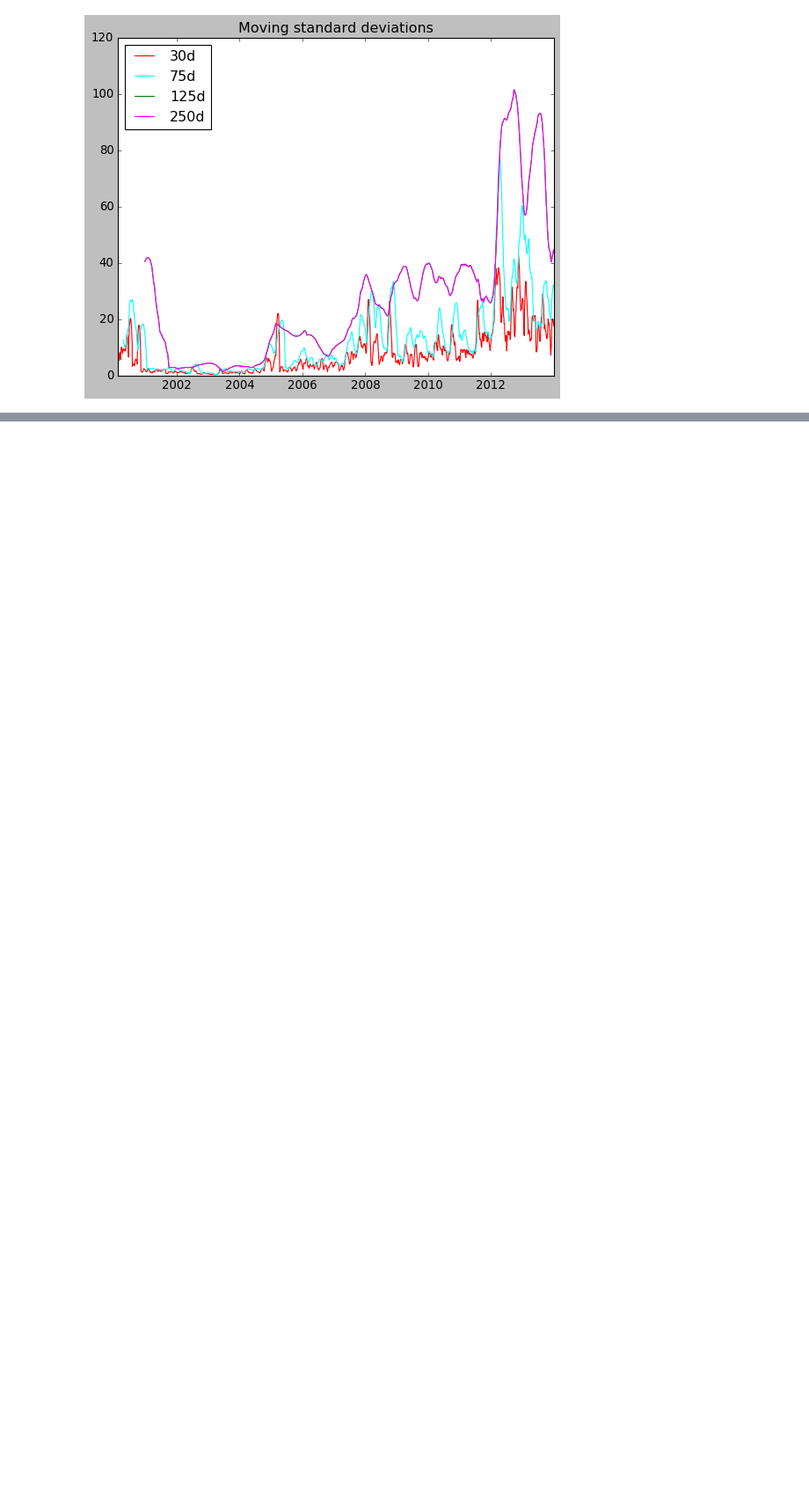
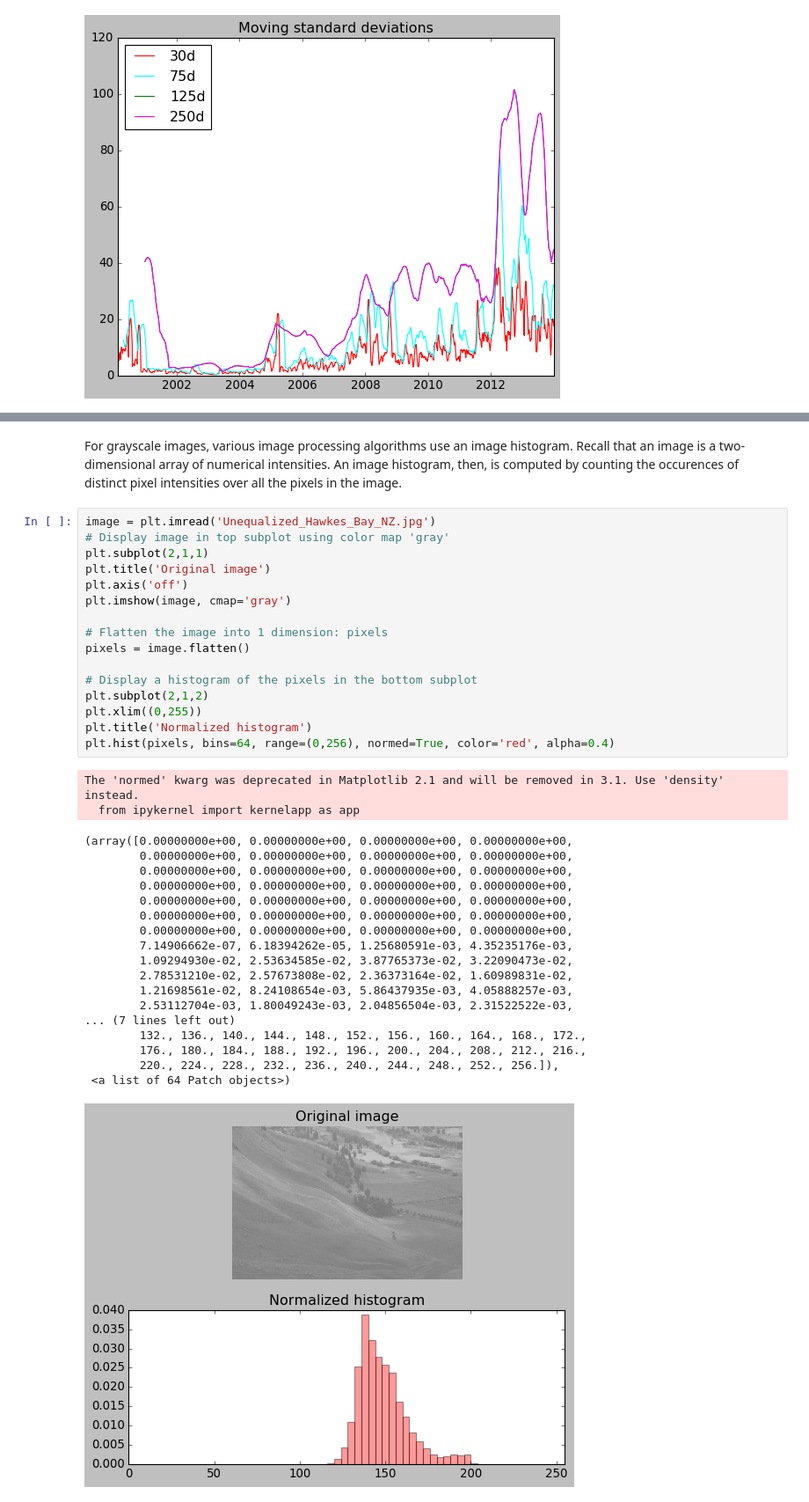
Before and after one commit to afminmax/DC-Data-Scientist-Lessons, a Jupyter notebook: 14-Intro-to-Python-Visualizations/python-viz-1.ipynb, the cells around one changed output, grey strips where cells are left out. Shown at 88% size. Saved outputs shown, nothing was run; the diff lists cells and outputs as text; blank space fills up the shorter version.

Commit message:
added adv. image processing

```diff
--- a/14-Intro-to-Python-Visualizations/python-viz-1.ipynb
+++ b/14-Intro-to-Python-Visualizations/python-viz-1.ipynb
@@ -1218,0 +1222,39 @@ plt.show()
+# %% [markdown]
+For grayscale images, various image processing algorithms use an image histogram. Recall that an image is a two-dimensional array of numerical intensities. An image histogram, then, is computed by counting the occurences of distinct pixel intensities over all the pixels in the image.
+# %%
+image = plt.imread('Unequalized_Hawkes_Bay_NZ.jpg')
+# Display image in top subplot using color map 'gray'
+plt.subplot(2,1,1)
+plt.title('Original image')
+plt.axis('off')
+plt.imshow(image, cmap='gray')
+
+# Flatten the image into 1 dimension: pixels
+pixels = image.flatten()
+
+# Display a histogram of the pixels in the bottom subplot
+plt.subplot(2,1,2)
+plt.xlim((0,255))
+plt.title('Normalized histogram')
+plt.hist(pixels, bins=64, range=(0,256), normed=True, color='red', alpha=0.4)
+# %% [output]
+The 'normed' kwarg was deprecated in Matplotlib 2.1 and will be removed in 3.1. Use 'density' instead.
+  from ipykernel import kernelapp as app
+(array([0.00000000e+00, 0.00000000e+00, 0.00000000e+00, 0.00000000e+00,
+        0.00000000e+00, 0.00000000e+00, 0.00000000e+00, 0.00000000e+00,
+        0.00000000e+00, 0.00000000e+00, 0.00000000e+00, 0.00000000e+00,
+        0.00000000e+00, 0.00000000e+00, 0.00000000e+00, 0.00000000e+00,
+        0.00000000e+00, 0.00000000e+00, 0.00000000e+00, 0.00000000e+00,
+        0.00000000e+00, 0.00000000e+00, 0.00000000e+00, 0.00000000e+00,
+        0.00000000e+00, 0.00000000e+00, 0.00000000e+00, 0.00000000e+00,
+        7.14906662e-07, 6.18394262e-05, 1.25680591e-03, 4.35235176e-03,
+        1.09294930e-02, 2.53634585e-02, 3.87765373e-02, 3.22090473e-02,
+        2.78531210e-02, 2.57673808e-02, 2.36373164e-02, 1.60989831e-02,
+        1.21698561e-02, 8.24108654e-03, 5.86437935e-03, 4.05888257e-03,
+        2.53112704e-03, 1.80049243e-03, 2.04856504e-03, 2.31522522e-03,
+... (7 lines left out)
+        132., 136., 140., 144., 148., 152., 156., 160., 164., 168., 172.,
+        176., 180., 184., 188., 192., 196., 200., 204., 208., 212., 216.,
+        220., 224., 228., 232., 236., 240., 244., 248., 252., 256.]),
+ <a list of 64 Patch objects>)
+[figure, added]
```
Also changed, not shown: parts of 12 cells of this notebook.
